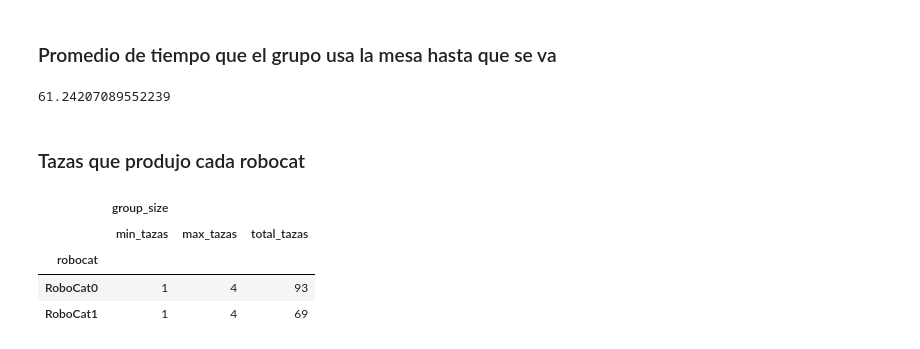
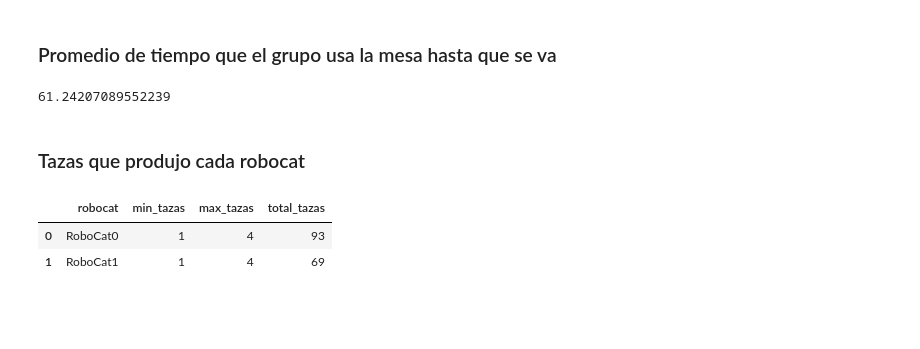
Before and after one commit to GalletaOreo98/Data-Science, a Jupyter notebook: Simulation Nyan Cafe/simulation_nyan_cafe.ipynb, the cells around one changed output. Saved outputs shown, nothing was run; the diff lists cells and outputs as text; code cells hidden in the pictures; blank space fills up the shorter version.

Commit message:
FIX - Mejoras en los eventos

```diff
--- a/Simulation Nyan Cafe/simulation_nyan_cafe.ipynb
+++ b/Simulation Nyan Cafe/simulation_nyan_cafe.ipynb
@@ -169,7 +179,7 @@ class Group: # Grupo de clientes
                 self.dfE = pd.concat([self.dfE, df])
             print(f"[{self.env.now}] {self.name}: Abandonó la mesa {self.table.name}")
 # %%
-class RoboCat: # Gato robot
+class RoboCat: # Gatos robots que preparan el café
     def __init__(self, env, name, tankCapacity, coffeeTime):
         self.env = env
         self.name = name
@@ -188,7 +198,7 @@ class RoboCat: # Gato robot
 
     def makeCoffee(self, group, table):
 
-        totalCoffeeGrams = group.size * gramsPerCoffee
+        totalCoffeeGrams = group.size * GRAMS_PER_COFFEE
         print(f"[{self.env.now}] {self.name}: Procesando pedido de {group.name} en {group.table.name} (pedido:{totalCoffeeGrams}g) (tank:{self.tank.level}/{self.tankCapacity}g)")
 
         if self.tank.level < totalCoffeeGrams:
@@ -278,17 +288,17 @@ SIMULATIOM_TIME = 16*60 # horas
 env =  simpy.Environment()
 nyanCafe = NyanCafe(
     env,
-    tableCapacity,
-    spawnTime,
-    groupSize,
-    pMinDrinkingTime,
-    pDrinkingTime,
-    coffeeTime,
-    gramsPerCoffee,
-    tankCapacity,
-    nRobocats=2,
-    nTables=3,
-    nGroups=100
+    TABLE_CAPACITY,
+    SPAWN_TIME,
+    GROUP_SIZE,
+    MIN_DRINKING_TIME,
+    MAX_DRINKING_TIME,
+    COFFEE_TIME,
+    GRAMS_PER_COFFEE,
+    TANK_CAPACITY,
+    nRobocats=2, # Número de gatos robots que preparan café
+    nTables=3, # Número de mesas en la cafetería
+    nGroups=100 # Número máximo de grupos de clientes que podrían spawnear en la cafetería
 )
 env.run( until=SIMULATIOM_TIME )
 # %% [output]
@@ -440,18 +450,19 @@ mean_total_wait_time - mean_table_wait_time
 # %% [markdown]
 ### Tazas que produjo cada robocat
 # %%
-df_events.loc[
-    df_events['event'] == "MAKING_COFFEE"
-].groupby('robocat').agg({
+cups_per_robocat = df_events.loc[
+    df_events["event"] == event.MAKING_COFFEE, :
+].groupby('robocat', as_index=False).agg({
     'group_size': ["min", "max", "sum"]
 }).rename(columns={
-    'min': 'min_tazas',
-    'max': 'max_tazas',
-    'sum': 'total_tazas'
+    ('group_size', 'min'): 'min_tazas',
+    ('group_size', 'max'): 'max_tazas',
+    ('group_size', 'sum'): 'total_tazas'
 })
+
+cups_per_robocat.columns = ['robocat', 'min_tazas', 'max_tazas', 'total_tazas']
+cups_per_robocat
 # %% [output]
-|  | group_size |  |  |
-|  | min_tazas | max_tazas | total_tazas |
-| robocat |  |  |  |
-| RoboCat0 | 1 | 4 | 93 |
-| RoboCat1 | 1 | 4 | 69 |
+|  | robocat | min_tazas | max_tazas | total_tazas |
+| 0 | RoboCat0 | 1 | 4 | 93 |
+| 1 | RoboCat1 | 1 | 4 | 69 |
```
Also changed, not shown: parts of 7 cells of this notebook.
